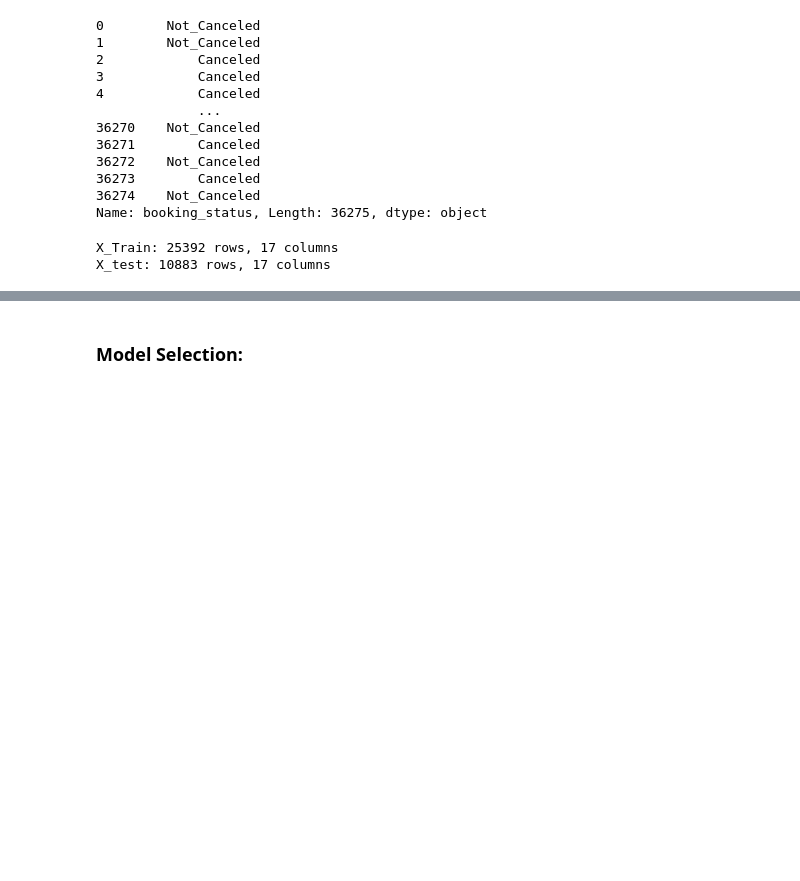
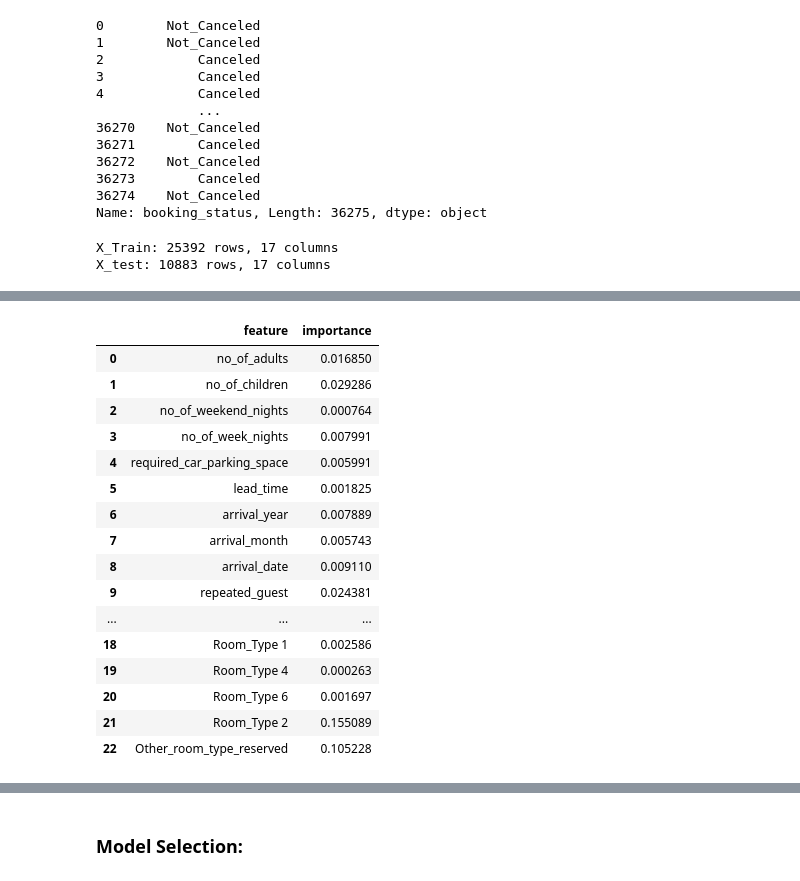
Before and after one commit to AnastasiaRassi/End-to-End-Hotel-reservation-prediction, a Jupyter notebook: notebook.ipynb, the cells around one changed output, grey strips where cells are left out. Cells and saved outputs as stored; diff of their text form; code cells hidden in the pictures; blank space fills up the shorter version.

```diff
--- a/notebooks/notebook.ipynb
+++ b/notebook.ipynb
@@ -1,7 +1,7 @@
 # %%
 import pandas as pd
 # %%
-df = pd.read_csv('../data/raw/Hotel_Reservations.csv')
+df = pd.read_csv('./data/raw/Hotel_Reservations.csv')
 # %%
 df.shape
 # %% [output]
@@ -397,0 +487,2 @@ feature_importance = model.feature_importances_
+# %%
+feature_importance = rf.feature_importances_
@@ -398,8 +512,30 @@ feature_importance = model.feature_importances_
+# %%
+final = num_cols + ['Online', 'Offline', 'Corporate', 'Other_market_segment_type'] + ['Room_Type 1', 'Room_Type 4', 'Room_Type 6', 'Room_Type 2', 'Other_room_type_reserved']
 # %%
 feature_importance_df = pd.DataFrame({
-    'feature':X.columns,
+    'feature':final,
     'importance':feature_importance
 })
+# %%
+feature_importance_df
+# %% [output]
+|  | feature | importance |
+| 0 | no_of_adults | 0.016850 |
+| 1 | no_of_children | 0.029286 |
+| 2 | no_of_weekend_nights | 0.000764 |
+| 3 | no_of_week_nights | 0.007991 |
+| 4 | required_car_parking_space | 0.005991 |
+| 5 | lead_time | 0.001825 |
+| 6 | arrival_year | 0.007889 |
+| 7 | arrival_month | 0.005743 |
+| 8 | arrival_date | 0.009110 |
+| 9 | repeated_guest | 0.024381 |
+| ... | ... | ... |
+| 18 | Room_Type 1 | 0.002586 |
+| 19 | Room_Type 4 | 0.000263 |
+| 20 | Room_Type 6 | 0.001697 |
+| 21 | Room_Type 2 | 0.155089 |
+| 22 | Other_room_type_reserved | 0.105228 |
 # %%
 top_features_importance_df = feature_importance_df.sort_values(by="importance" , ascending=False)
 # %%
```
Also changed, not shown: parts of 21 cells of this notebook, 11 other files.
